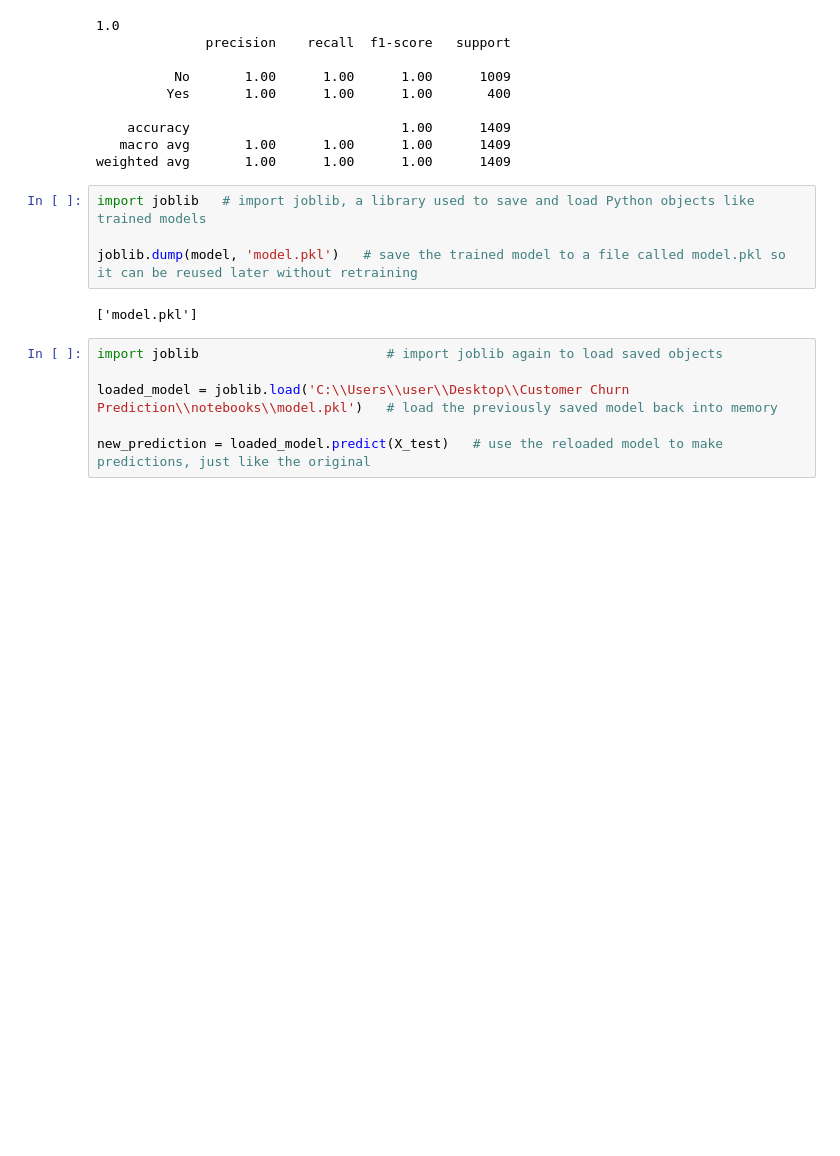
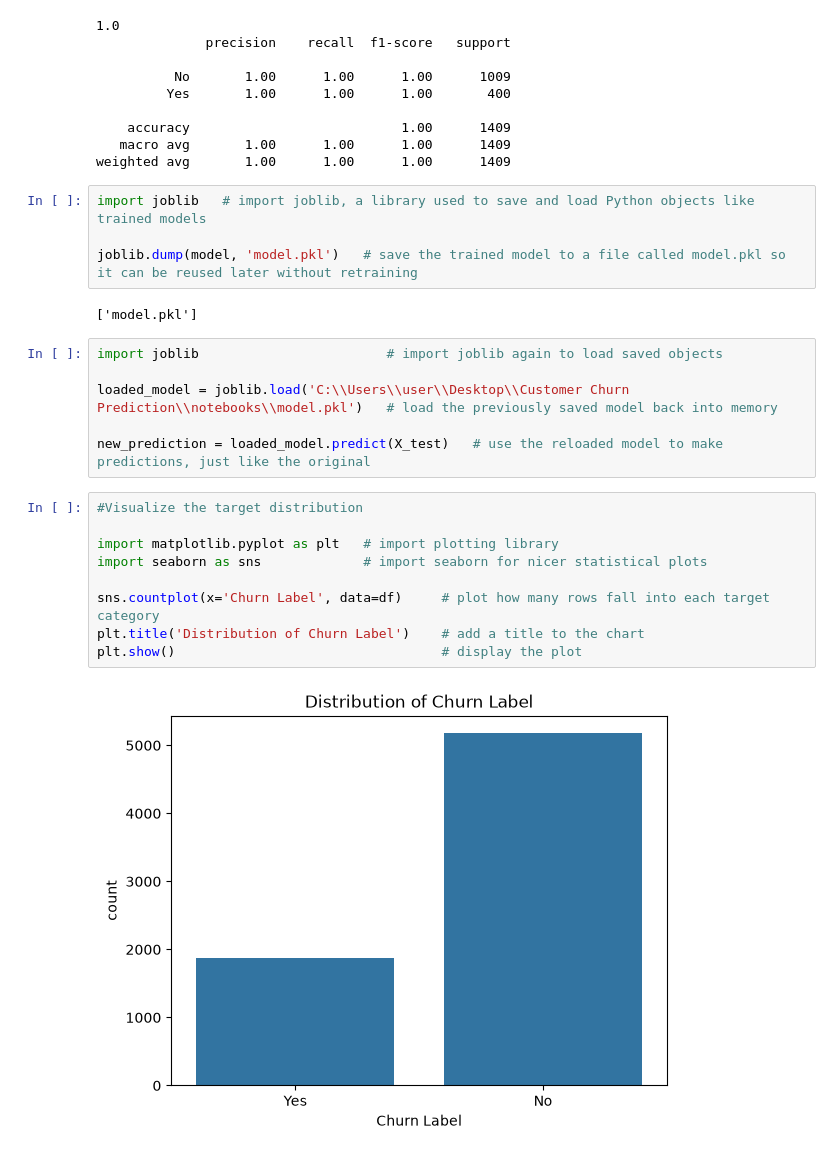
Before and after one commit to ABABUOTURI/customer-churn-prediction, a Jupyter notebook: notebooks/datacleaning.ipynb, the cells around one changed output. Drawn from its saved outputs; the diff is of its cells as text; blank space fills up the shorter version.

Commit message:
Step 12: visualize target variable distribution

```diff
--- a/notebooks/datacleaning.ipynb
+++ b/notebooks/datacleaning.ipynb
@@ -146,3 +146,14 @@ import joblib                        # import joblib again to load saved objects
 loaded_model = joblib.load('C:\\Users\\user\\Desktop\\Customer Churn Prediction\\notebooks\\model.pkl')   # load the previously saved model back into memory
 
 new_prediction = loaded_model.predict(X_test)   # use the reloaded model to make predictions, just like the original
+# %%
+#Visualize the target distribution
+
+import matplotlib.pyplot as plt   # import plotting library
+import seaborn as sns             # import seaborn for nicer statistical plots
+
+sns.countplot(x='Churn Label', data=df)     # plot how many rows fall into each target category
+plt.title('Distribution of Churn Label')    # add a title to the chart
+plt.show()                                  # display the plot
+# %% [output]
+[figure, added]
```
